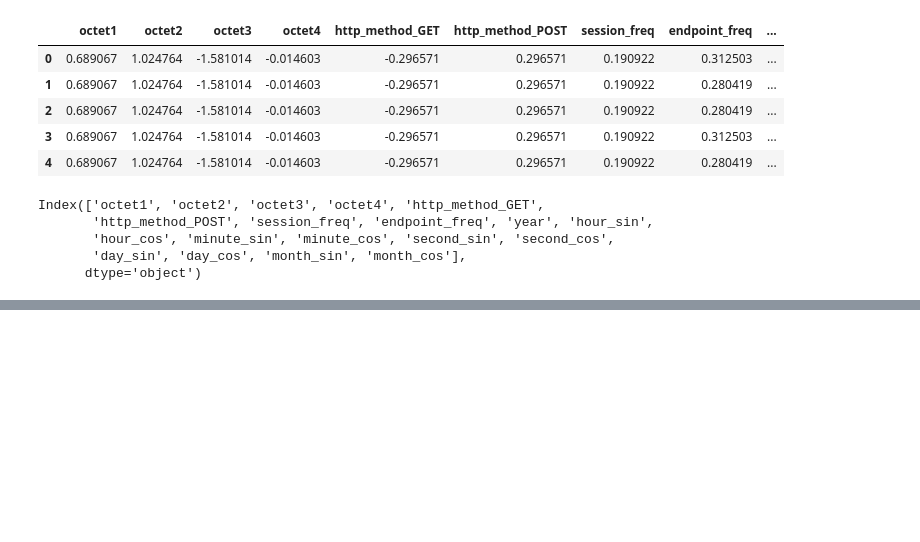
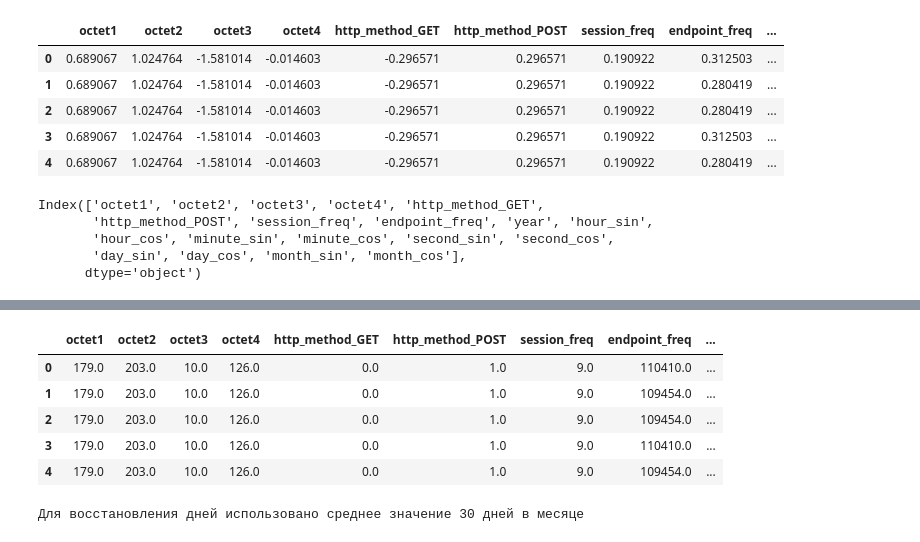
Before and after one commit to MatveyOreshkinn/Minor, a Jupyter notebook: ЛР1.ipynb, the cells around one changed output, grey strips where cells are left out. Cells and saved outputs as stored; diff of their text form; code cells hidden in the pictures; blank space fills up the shorter version.

```diff
--- a/ЛР1.ipynb
+++ b/ЛР1.ipynb
@@ -313,0 +372,24 @@ Index(['octet1', 'octet2', 'octet3', 'octet4', 'http_method_GET',
+# %%
+X_original.head()
+# %% [output]
+|  | octet1 | octet2 | octet3 | octet4 | http_method_GET | http_method_POST | session_freq | endpoint_freq | ... |
+| 0 | 179.0 | 203.0 | 10.0 | 126.0 | 0.0 | 1.0 | 9.0 | 110410.0 | ... |
+| 1 | 179.0 | 203.0 | 10.0 | 126.0 | 0.0 | 1.0 | 9.0 | 109454.0 | ... |
+| 2 | 179.0 | 203.0 | 10.0 | 126.0 | 0.0 | 1.0 | 9.0 | 109454.0 | ... |
+| 3 | 179.0 | 203.0 | 10.0 | 126.0 | 0.0 | 1.0 | 9.0 | 110410.0 | ... |
+| 4 | 179.0 | 203.0 | 10.0 | 126.0 | 0.0 | 1.0 | 9.0 | 109454.0 | ... |
+# %%
+# Если в X_original есть timestamp для точного восстановления дней
+if 'timestamp' in X_original.columns:
+    days_in_month = X_original['timestamp'].dt.days_in_month
+    X_original['day_reconstructed'] = np.arctan2(X_original['day_sin'], X_original['day_cos']) * days_in_month / (2 * np.pi)
+    X_original['day_reconstructed'] = X_original['day_reconstructed'] % days_in_month
+    X_original['day_reconstructed'] = X_original['day_reconstructed'].round().astype(int)
+else:
+    # Альтернативный подход - используем среднее количество дней (30)
+    X_original['day_reconstructed'] = np.arctan2(X_original['day_sin'], X_original['day_cos']) * 30 / (2 * np.pi)
+    X_original['day_reconstructed'] = X_original['day_reconstructed'] % 30
+    X_original['day_reconstructed'] = X_original['day_reconstructed'].round().astype(int)
+    print("Для восстановления дней использовано среднее значение 30 дней в месяце")
+# %% [output]
+Для восстановления дней использовано среднее значение 30 дней в месяце
```
Also changed, not shown: parts of 9 cells of this notebook.
